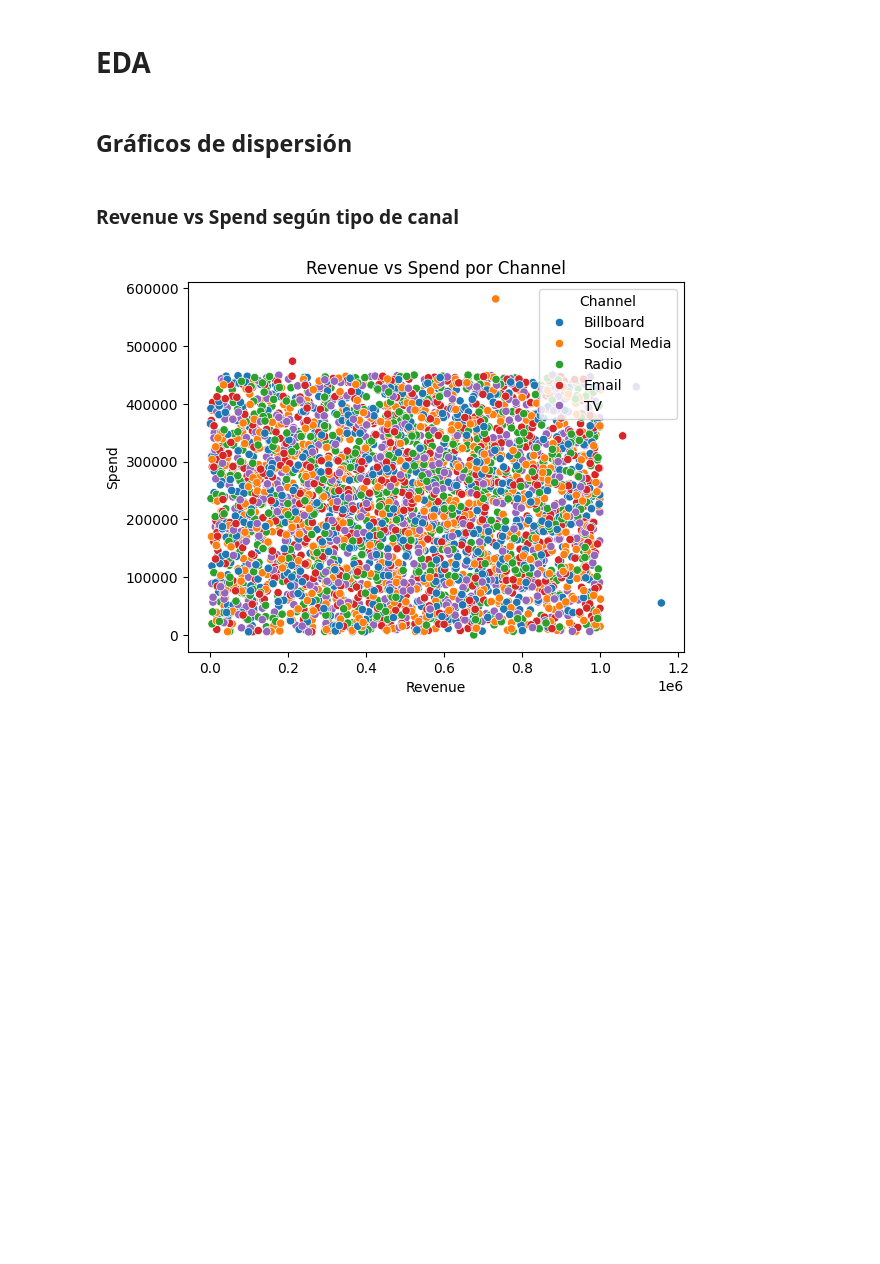
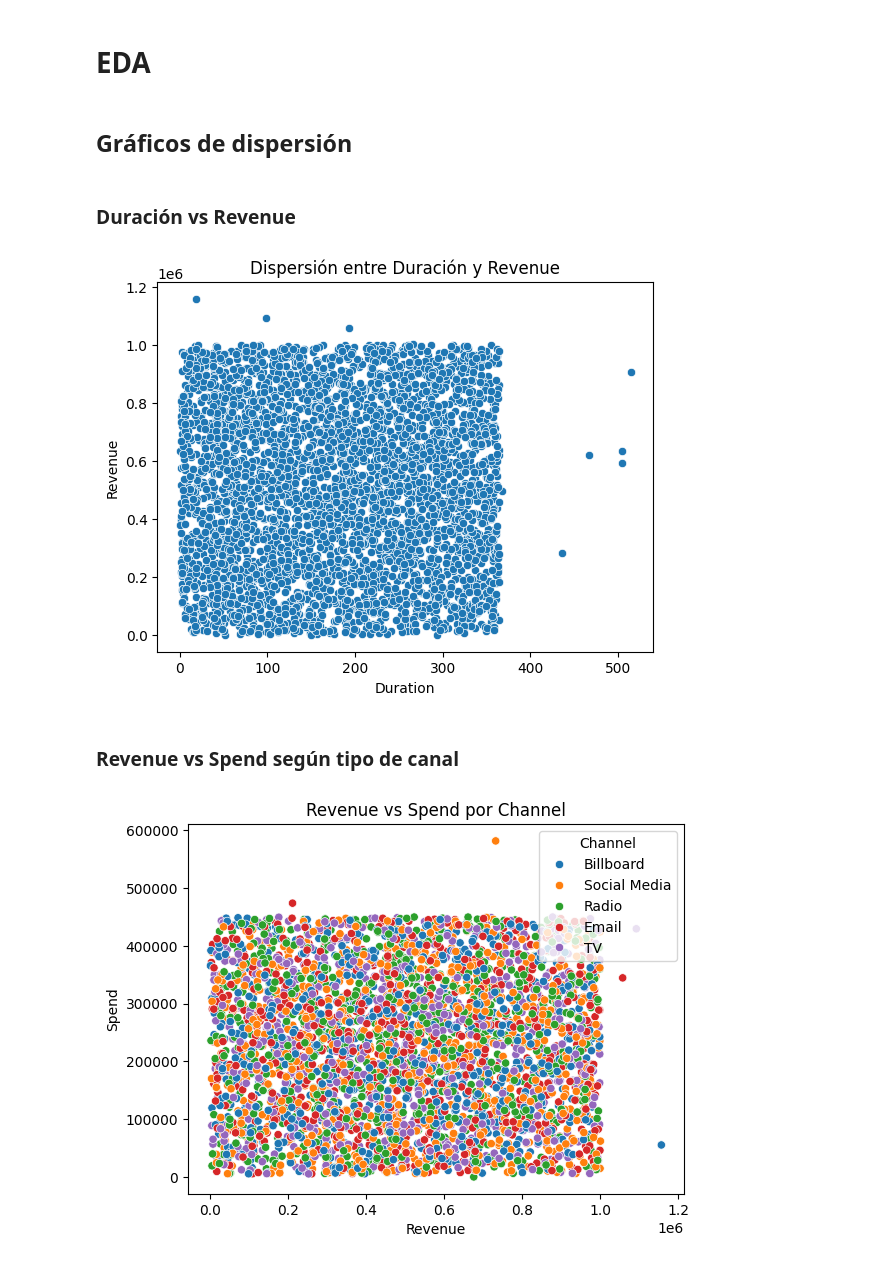
Before and after one commit to Germandcont/Data_Analysis_Project, a Jupyter notebook: Notebooks/Notebook.ipynb, the cells around one changed output. Cells and saved outputs as stored; diff of their text form; code cells hidden in the pictures; blank space fills up the shorter version.

```diff
--- a/Notebooks/Notebook.ipynb
+++ b/Notebooks/Notebook.ipynb
@@ -1089,6 +1089,15 @@ Valores nulos en Campaign_ID después de la imputación:
 # EDA
 # %% [markdown]
 ## Gráficos de dispersión
+# %% [markdown]
+### Duración vs Revenue
+# %%
+#Gráfico de dispersión entre duracion y revenue
+sns.scatterplot(x='Duration', y='Revenue', data=df)
+plt.title('Dispersión entre Duración y Revenue')
+plt.show()
+# %% [output]
+[figure, added]
 # %% [markdown]
 ### Revenue vs Spend según tipo de canal
 # %%
```
Also changed, not shown: parts of 1 cell of this notebook.
